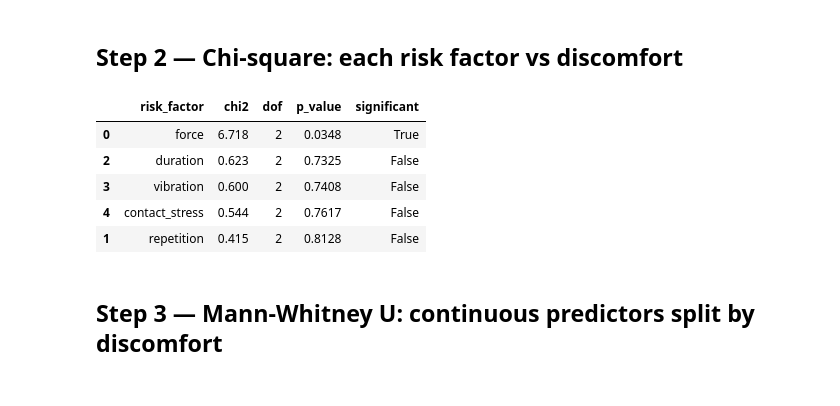
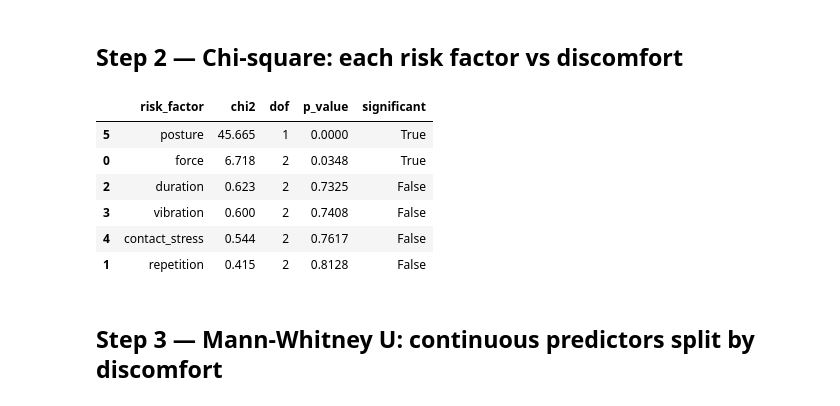
Before and after one commit to AilaVishnu/ergonomic-risk-factor-prediction, a Jupyter notebook: notebooks/05_stats.ipynb, the cells around one changed output. Saved outputs shown, nothing was run; the diff lists cells and outputs as text; code cells hidden in the pictures.

```diff
--- a/notebooks/05_stats.ipynb
+++ b/notebooks/05_stats.ipynb
@@ -47,25 +47,26 @@ discomfort distribution: {1: 154, 0: 28}
 ## Step 2 — Chi-square: each risk factor vs discomfort
 # %%
 risk_factors = ['force_risk', 'repetition_risk', 'duration_risk',
-                'vibration_risk', 'contact_stress_risk']
+                'vibration_risk', 'contact_stress_risk', 'posture_risk']
 
 chi_results = []
 for f in risk_factors:
     ct = pd.crosstab(analysis[f], analysis['discomfort'])
     chi2, p, dof, _ = stats.chi2_contingency(ct)
     chi_results.append({
         'risk_factor': f.replace('_risk', ''),
         'chi2':        round(chi2, 3),
         'dof':         dof,
         'p_value':     round(p, 4),
         'significant': p < 0.05
     })
 
 chi_df = pd.DataFrame(chi_results).sort_values('p_value')
 chi_df.to_csv(TABLES / 'chi_square.csv', index=False)
 chi_df
 # %% [output]
 |  | risk_factor | chi2 | dof | p_value | significant |
+| 5 | posture | 45.665 | 1 | 0.0000 | True |
 | 0 | force | 6.718 | 2 | 0.0348 | True |
 | 2 | duration | 0.623 | 2 | 0.7325 | False |
 | 3 | vibration | 0.600 | 2 | 0.7408 | False |
```
Also changed, not shown: parts of 2 cells of this notebook, 4 other files.
